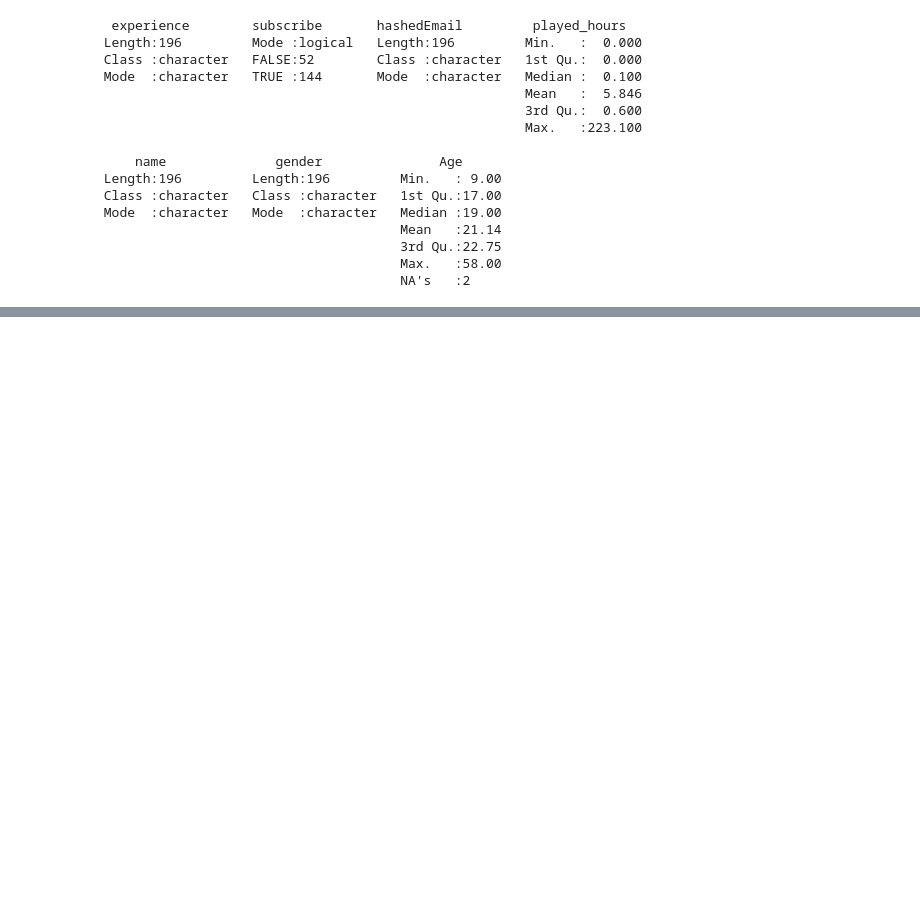
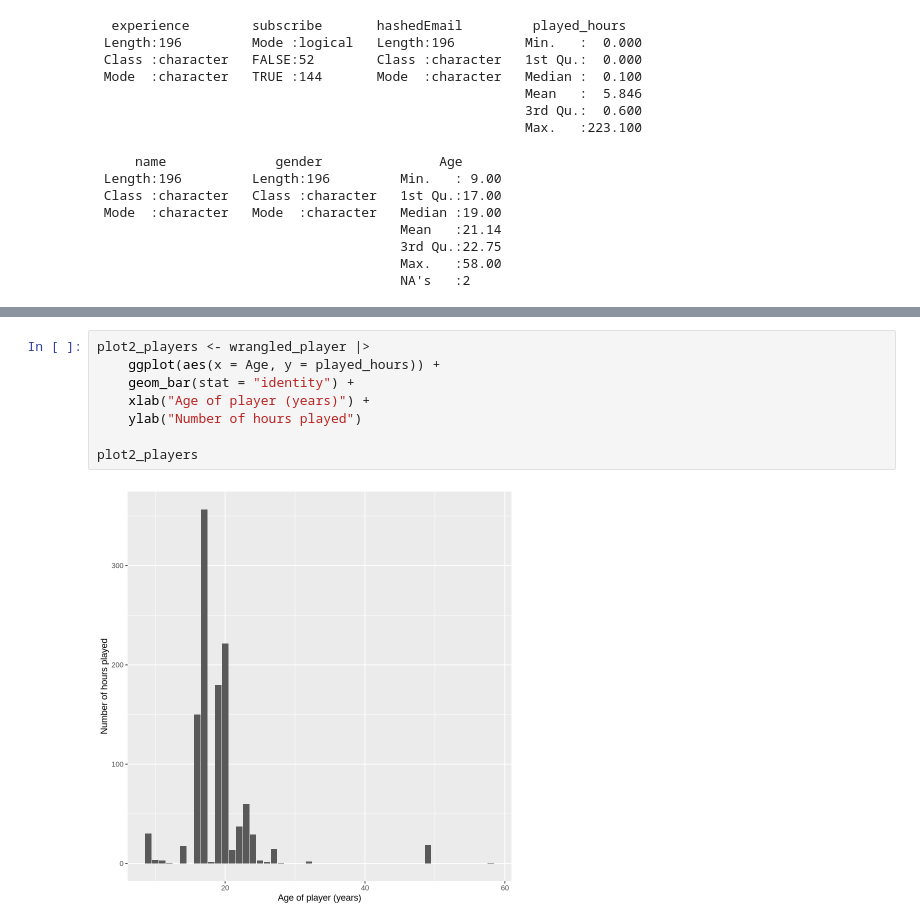
Before and after one commit to nat-ttt/1Individual-project, a Jupyter notebook: individual_project.ipynb, the cells around one changed output, grey strips where cells are left out. Drawn from its saved outputs; the diff is of its cells as text; blank space fills up the shorter version.

```diff
--- a/individual_project.ipynb
+++ b/individual_project.ipynb
@@ -186,0 +189,10 @@ Warning message:
+# %%
+plot2_players <- wrangled_player |>
+    ggplot(aes(x = Age, y = played_hours)) +
+    geom_bar(stat = "identity") +
+    xlab("Age of player (years)") +
+    ylab("Number of hours played")
+
+plot2_players
+# %% [output]
+[figure, added]
```
Also changed, not shown: parts of 15 cells of this notebook.
